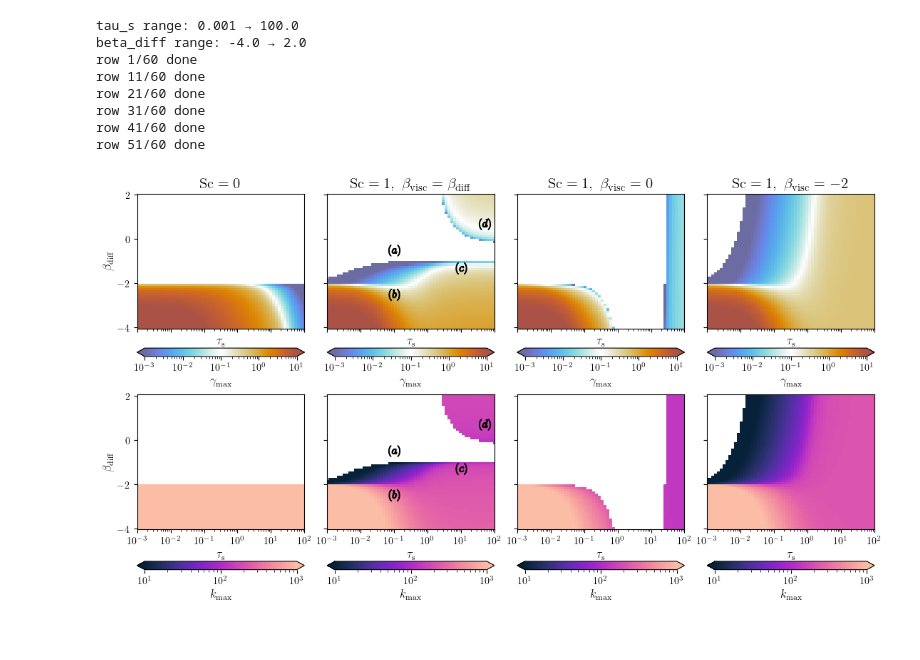
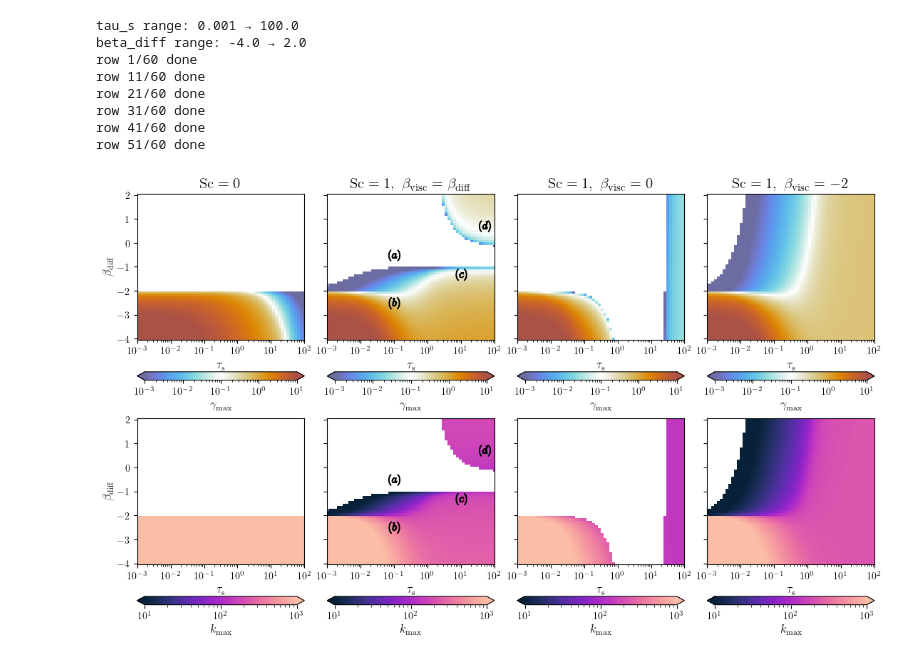
Before and after one commit to KonstantinGerbig/diff-inst, a Jupyter notebook: notebooks/paper_evp.ipynb, the cells around one changed output. Cells and saved outputs as stored; diff of their text form; code cells hidden in the pictures.

Commit message:
fixed figure (again)

```diff
--- a/notebooks/paper_evp.ipynb
+++ b/notebooks/paper_evp.ipynb
@@ -184,8 +184,7 @@ panel_titles = [
 ]
 
 fig, axes = plt.subplots(
-    2, 4, figsize=(11, 6),
-    sharex=True, sharey=True,
+    2, 4, figsize=(11, 6.5), sharey=True,
     constrained_layout=True
 )
 
@@ -245,31 +244,31 @@ for p in range(4):
         data_k,
         shading="auto",
         norm=LogNorm(vmin=kmin_plot, vmax=kmax_plot),
         cmap=cmap2,
         rasterized=True
     )
     #im2.set_rasterized(False)
     ax2.set_xscale("log")
     ax2.set_xlim(tau_vals[0], tau_vals[-1])
     if p == 0:
         ax2.set_ylabel(r"$\beta_{\rm diff}$", fontsize=12)
     ax2.set_xlabel(r"$\tau_{\rm s}$", fontsize=12)
 
     cbar2 = fig.colorbar(im2, ax=ax2, pad=0.01, extend = 'both', location='bottom')
     cbar2.set_label(r"$k_{\max}$", fontsize=12)
 
 
     if p == 1:
         for a in [ax, ax2]:
             a.scatter([0.1], [-0.5], color = 'black', marker = r'$(a)$', s = 130)
             a.scatter([0.1], [-2.5], color = 'black', marker = r'$(b)$', s = 130)
             a.scatter([10], [-1.3], color = 'black', marker = r'$(c)$', s = 130)
             a.scatter([50], [0.7], color = 'black', marker = r'$(d)$', s = 130)
 
 
 
 FIGURE_PATH = ROOT / "figures"; FIGURE_PATH.mkdir(exist_ok=True)
 fig.savefig(FIGURE_PATH / "evp.pdf", bbox_inches="tight")
 plt.show()
 # %% [output]
-[figure, old version]
+[figure, new version]
```
Also changed, not shown: 1 other file.
